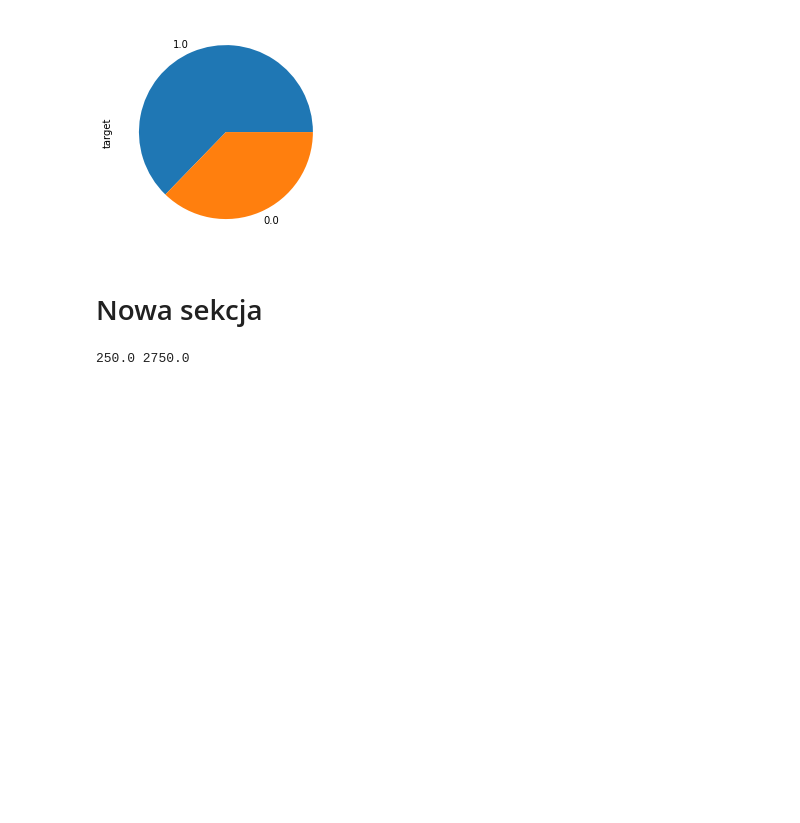
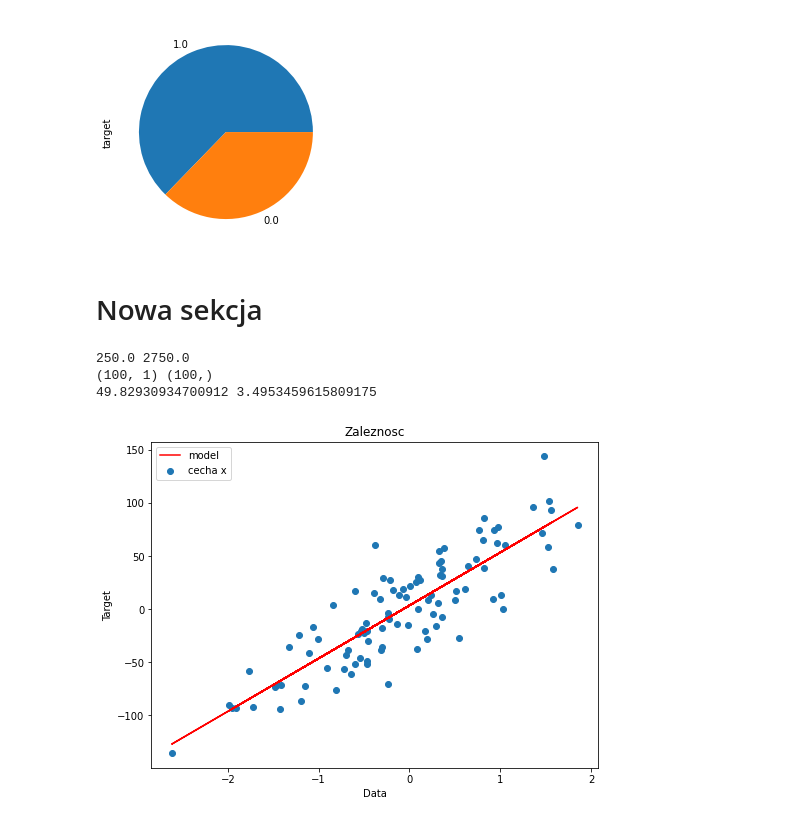
Before and after one commit to ozydziak/uczenie-maszynowe, a Jupyter notebook: Regresja.ipynb, the cells around one changed output. Drawn from its saved outputs; the diff is of its cells as text; code cells hidden in the pictures; blank space fills up the shorter version.

```diff
--- a/Regresja.ipynb
+++ b/Regresja.ipynb
@@ -214,17 +214,51 @@ Name: target, dtype: float64
 # %%
 import numpy as np
 from sklearn.linear_model import LinearRegression
+import matplotlib.pyplot as plt
 
 regression = LinearRegression()
 
 
 X1 = np.array([1, 2, 3, 4, 5, 6])
-X1=  X1.reshape(m,1)
+X1=  X1.reshape(6,1)
 Y = np.array([3000, 3250, 3500, 3750, 4000, 4250])
 m = len(X1)
 
 regression.fit(X1, Y)
 
 print(regression.coef_ [0], regression.intercept_)
+
+
+from sklearn.datasets import make_regression
+
+
+data, target = make_regression(n_samples = 100, n_features=1,n_targets=1, noise=30.0, random_state=42)
+
+print(data.shape ,target.shape)
+
+
+
+
+regresjaRandom = LinearRegression()
+regresjaRandom.fit(data, target)
+
+regresjaRandom.score(data, target)
+
+y_pred= regresjaRandom.predict(data)
+
+plt.figure(figsize=(8,6))
+
+plt.title('Zaleznosc')
+plt.xlabel("Data")
+plt.ylabel("Target")
+plt.scatter(data, target, label='cecha x')
+plt.plot(data, y_pred, color='red', label='model')
+plt.legend()
+plt.plot
+
+print(regresjaRandom.coef_[0], regresjaRandom.intercept_)
 # %% [output]
 250.0 2750.0
+(100, 1) (100,)
+49.82930934700912 3.4953459615809175
+[figure, added]
```
Also changed, not shown: parts of 2 cells of this notebook.
